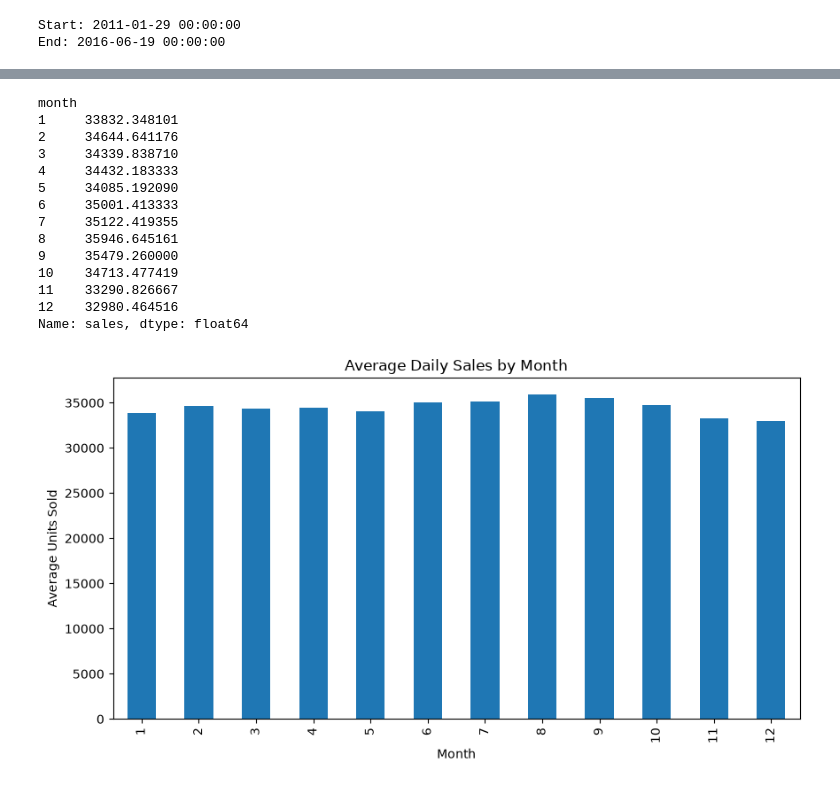
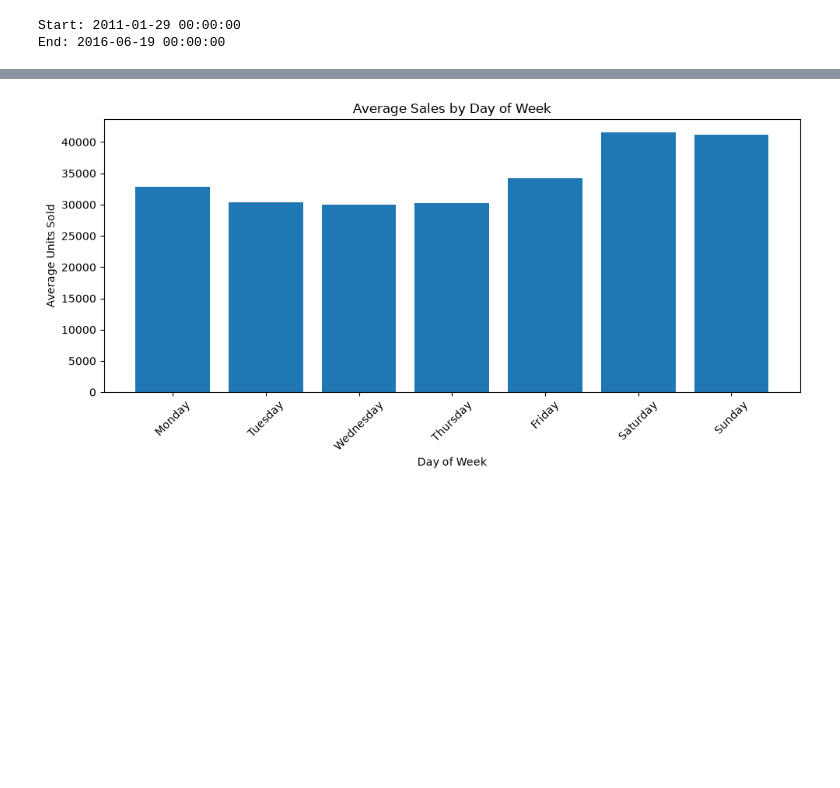
Before and after one commit to nihal-uddin-nu/Retail-Demand-Forecasting-and-Inventory-Analytics, a Jupyter notebook: notebooks/01_data_exploration.ipynb, the cells around one changed output, grey strips where cells are left out. Cells and saved outputs as stored; diff of their text form; code cells hidden in the pictures; blank space fills up the shorter version.

```diff
--- a/notebooks/01_data_exploration.ipynb
+++ b/notebooks/01_data_exploration.ipynb
@@ -124,3 +142,10 @@ dtype: int64
 # %%
-prices.isna().sum().sort_values(ascending=False).head(15)
+day_columns = [
+    col for col in sales.columns
+    if col.startswith("d_")
+]
+
+print("Number of daily columns:", len(day_columns))
+print("First 5:", day_columns[:5])
+print("Last 5:", day_columns[-5:])
 # %% [output]
@@ -146,16 +168,6 @@ plt.show()
 # %%
-print("Calendar:", calendar.shape)
-print("Sales:", sales.shape)
-print("Prices:", prices.shape)
+daily_sales = sales[day_columns].sum()
 
-print(sales[[
-    "item_id",
-    "dept_id",
-    "cat_id",
-    "store_id",
-    "state_id"
-]].nunique())
-
-print("Start:", calendar["date"].min())
-print("End:", calendar["date"].max())
+print(daily_sales.head())
+print("\nNumber of days:", len(daily_sales))
 # %% [output]
@@ -306,33 +317,19 @@ plt.show()
 # %%
-monthly_pattern = (
-    daily_df
-    .groupby("month")["sales"]
-    .mean()
+plt.figure(figsize=(10, 5))
+
+plt.bar(
+    weekly_pattern.index,
+    weekly_pattern.values
 )
 
-print(monthly_pattern)
-
-monthly_pattern.plot(kind="bar", figsize=(10, 5))
-
-plt.title("Average Daily Sales by Month")
-plt.xlabel("Month")
+plt.title("Average Sales by Day of Week")
+plt.xlabel("Day of Week")
 plt.ylabel("Average Units Sold")
 
+plt.xticks(rotation=45)
+
+plt.tight_layout()
 plt.show()
 # %% [output]
-month
-1     33832.348101
-2     34644.641176
-3     34339.838710
-4     34432.183333
-5     34085.192090
-6     35001.413333
-7     35122.419355
-8     35946.645161
-9     35479.260000
-10    34713.477419
-11    33290.826667
-12    32980.464516
-Name: sales, dtype: float64
-[figure, old version]
+[figure, new version]
 # %%
```
Also changed, not shown: parts of 37 cells of this notebook.
